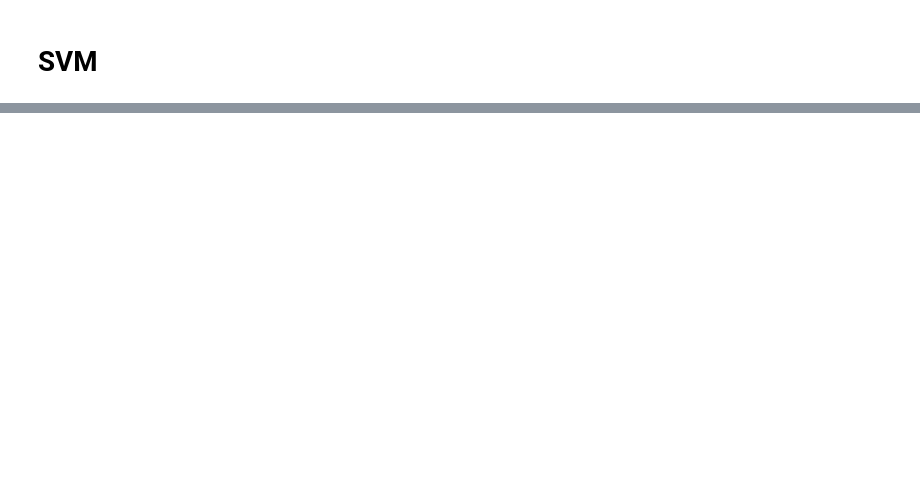
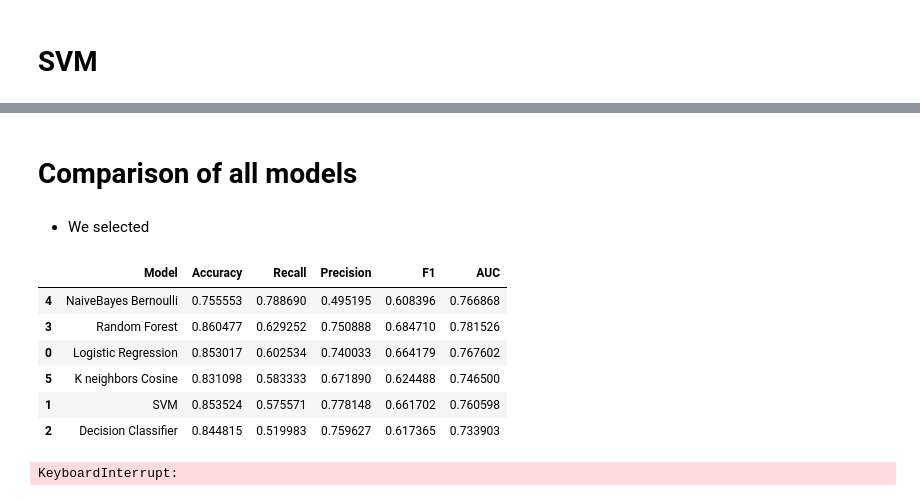
Before and after one commit to lauraah10/MachineLearning_Projects, a Jupyter notebook: DN_LA_Lab2_DS7331.ipynb, the cells around one changed output, grey strips where cells are left out. Cells and saved outputs as stored; diff of their text form; code cells hidden in the pictures; blank space fills up the shorter version.

```diff
--- a/DN_LA_Lab2_DS7331.ipynb
+++ b/DN_LA_Lab2_DS7331.ipynb
@@ -799,0 +546,9 @@ y_predict = rfcl.predict(X_test)
+# %%
+from sklearn.ensemble import RandomForestClassifier
+rfcl = RandomForestClassifier(n_estimators = 50, random_state=1,max_features=12)
+rfcl = rfcl.fit(X_train_scaled, y_train)
+y_predict = rfcl.predict(X_test_scaled)
+#Get all scores
+acc, rec,prec,f1,auc=score_rep(y_test,y_predict)
+# Append to list of scores
+model_results.append(["Random Forest",acc, rec,prec,f1,auc])
@@ -799,0 +618,8 @@ y_predict = rfcl.predict(X_test)
+# %%
+# Best naive bayes model was bernoulli with alpha 0.5 and binirize of 0.07
+# Run again and save variables
+clf_bnb = BernoulliNB(alpha=0.5, binarize=0.07)
+bern=clf_bnb.fit(X_train_scaled, y_train)
+y_hat=bern.predict(X_test_scaled)
+acc, rec,prec,f1,auc=score_rep(y_test,y_hat)
+model_results.append(["NaiveBayes Bernoulli",acc, rec,prec,f1,auc])
@@ -799,0 +697,8 @@ y_predict = rfcl.predict(X_test)
+# %%
+# SAVING the best model that had
+#    5 neighbors and cosine was the best one between recall, F1 and AUC
+clf = KNeighborsClassifier(n_neighbors=5, weights='uniform', metric='cosine')
+clf=clf.fit(X_train, y_train)
+y_hat=clf.predict(X_test)
+acc, rec,prec,f1,auc=score_rep(y_test,y_hat)
+model_results.append(["K neighbors Cosine",acc, rec,prec,f1,auc])
@@ -799,0 +722,16 @@ y_predict = rfcl.predict(X_test)
+# %% [markdown]
+# Comparison of all models
+# %% [markdown]
++ We selected
+# %%
+results_1 = pd.DataFrame(model_results , columns=['Model','Accuracy','Recall','Precision','F1','AUC'])
+# %%
+results_1.sort_values("Recall",ascending=False)
+# %% [output]
+|  | Model | Accuracy | Recall | Precision | F1 | AUC |
+| 4 | NaiveBayes Bernoulli | 0.755553 | 0.788690 | 0.495195 | 0.608396 | 0.766868 |
+| 3 | Random Forest | 0.860477 | 0.629252 | 0.750888 | 0.684710 | 0.781526 |
+| 0 | Logistic Regression | 0.853017 | 0.602534 | 0.740033 | 0.664179 | 0.767602 |
+| 5 | K neighbors Cosine | 0.831098 | 0.583333 | 0.671890 | 0.624488 | 0.746500 |
+| 1 | SVM | 0.853524 | 0.575571 | 0.778148 | 0.661702 | 0.760598 |
+| 2 | Decision Classifier | 0.844815 | 0.519983 | 0.759627 | 0.617365 | 0.733903 |
@@ -799,0 +747,17 @@ y_predict = rfcl.predict(X_test)
+# %%
+
+### Number of nearest neighbors grid search
+knn_clf = KNeighborsClassifier()
+knn_clf.fit(X_train, y_train)
+
+param_grid = {'n_neighbors': list(range(1,16,4)),
+             'algorithm': ('auto', 'ball_tree', 'kd_tree' , 'brute') }
+
+from sklearn.model_selection import GridSearchCV
+gs = GridSearchCV(knn_clf,param_grid,cv=10)
+gs.fit(X_train, y_train)
+gs.best_params_
+
+gs.cv_results_['params']
+# %% [output]
+KeyboardInterrupt:
```
Also changed, not shown: parts of 78 cells of this notebook.
